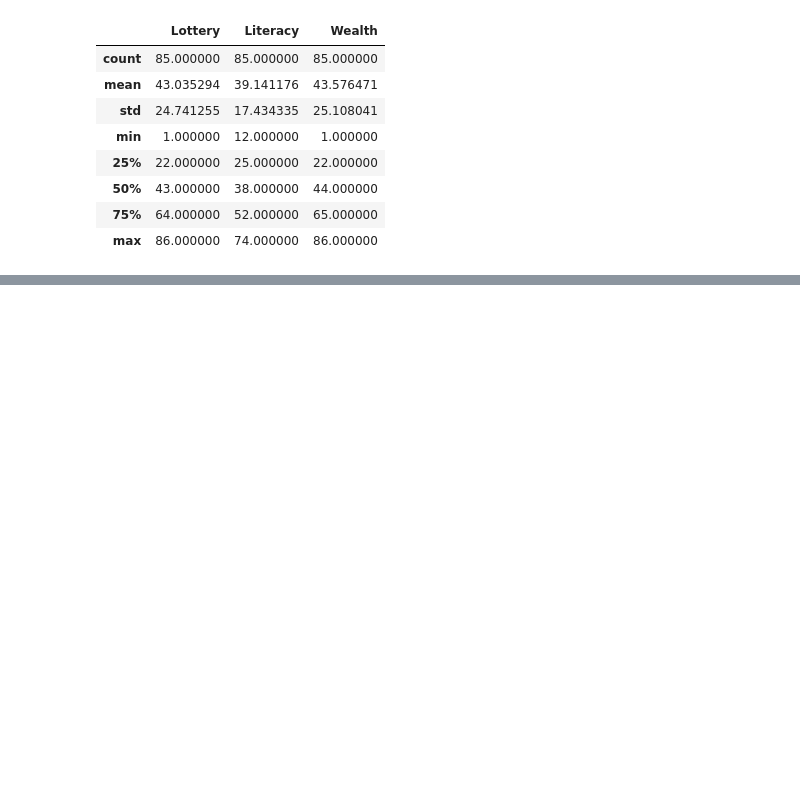
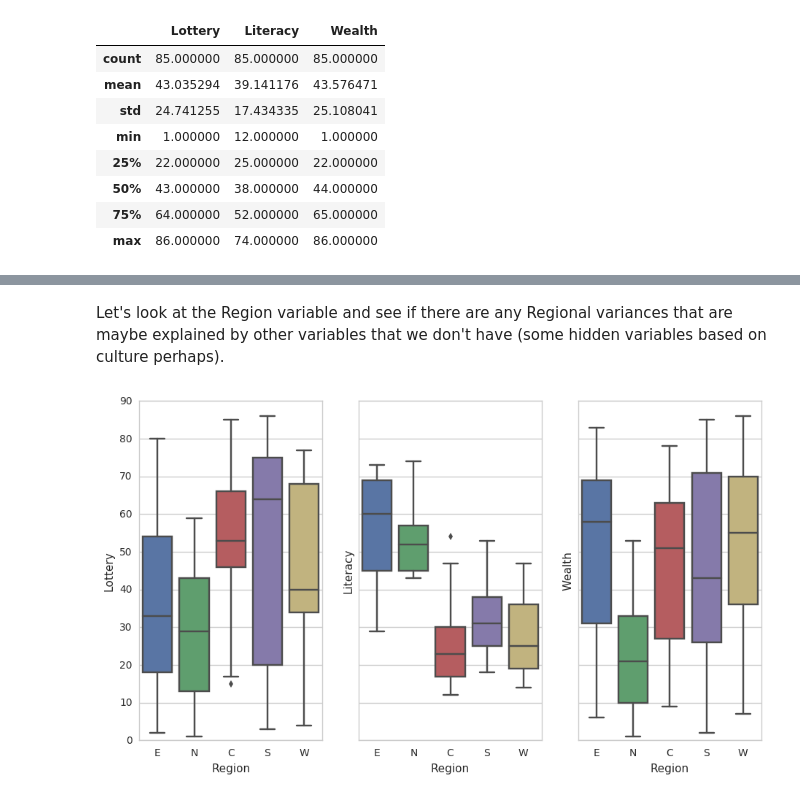
Before and after one commit to joshdevins/learning, a Jupyter notebook: notebooks/Guerry - Exploratory Data Analysis.ipynb, the cells around one changed output, grey strips where cells are left out. Saved outputs shown, nothing was run; the diff lists cells and outputs as text; code cells hidden in the pictures; blank space fills up the shorter version.

```diff
--- a/notebooks/Basic Data Exploration.ipynb
+++ b/notebooks/Guerry - Exploratory Data Analysis.ipynb
@@ -106,0 +121,9 @@ df[num_vars].iplot(kind='histogram', subplots=True)
+# %% [markdown]
+Let's look at the Region variable and see if there are any Regional variances that are maybe explained by other variables that we don't have (some hidden variables based on culture perhaps).
+# %%
+f, axarr = plt.subplots(1, len(num_vars), sharex=True, sharey=True, figsize=(11, 6))
+for i, var in enumerate(num_vars):
+    sns.boxplot(x='Region', y=var, data=df, ax=axarr[i])
+plt.show()
+# %% [output]
+[figure, added]
```
Also changed, not shown: parts of 25 cells of this notebook, 2 other files.
